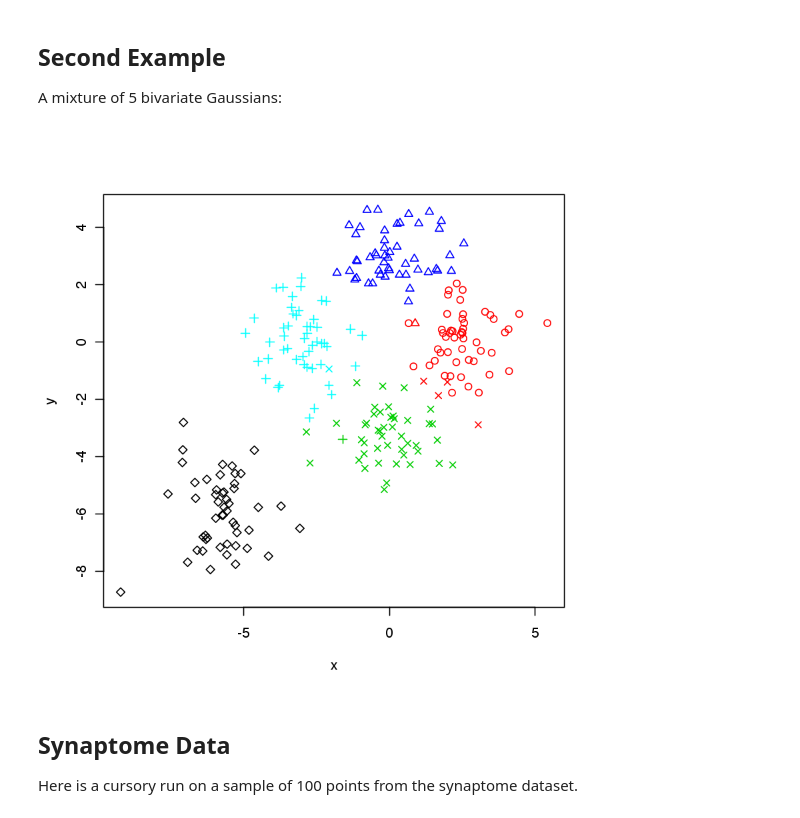
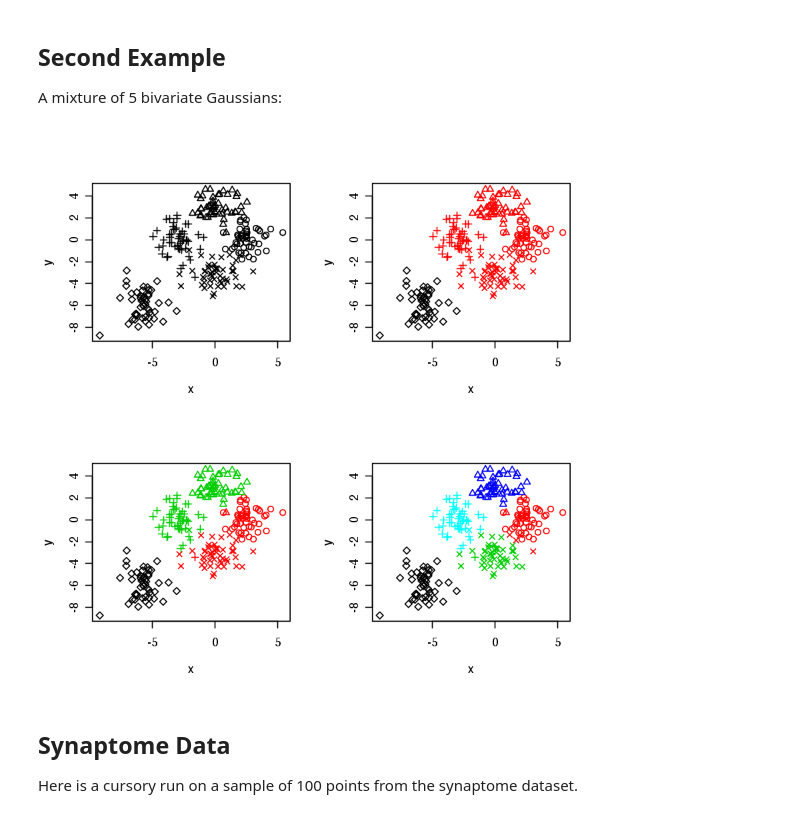
Before and after one commit to neurodata-dev/meda, a Jupyter notebook: examples/Hierarchical MCLUST.ipynb, the cells around one changed output. Cells and saved outputs as stored; diff of their text form; code cells hidden in the pictures.

```diff
--- a/examples/Hierarchical MCLUST.ipynb
+++ b/examples/Hierarchical MCLUST.ipynb
@@ -26,14 +26,18 @@ A mixture of 5 bivariate Gaussians:
 # %%
 mu2d <- matrix(3*c(1,0,-1,0,-2,0,1,0,-1,-2), 5,2)
 set.seed(1234)
 test2d <- data.frame(
             x = rnorm(length(Z), mean = mu2d[Z,1], sd = 1),
             y = rnorm(length(Z), mean = mu2d[Z,2], sd = 1))
 
 L <- hmc(test2d)
+par(mfrow = c(2,2))
+plot(test2d, col = 1, pch = Z)
+plot(test2d, col = L[, dim(L)[2]-2], pch = Z)
+plot(test2d, col = L[, dim(L)[2]-1], pch = Z)
 plot(test2d, col = L[, dim(L)[2]], pch = Z)
 # %% [output]
-[figure, old version]
+[figure, new version]
 # %% [markdown]
 ## Synaptome Data
 Here is a cursory run on a sample of 100 points from the synaptome dataset.
```
Also changed, not shown: parts of 1 cell of this notebook.
